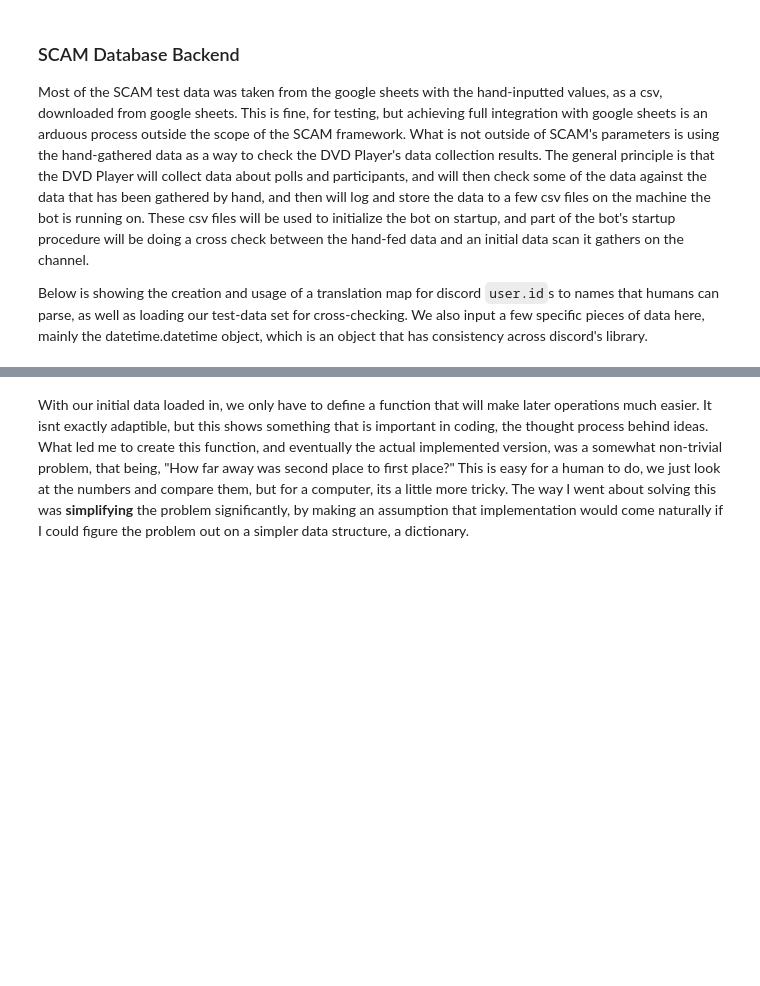
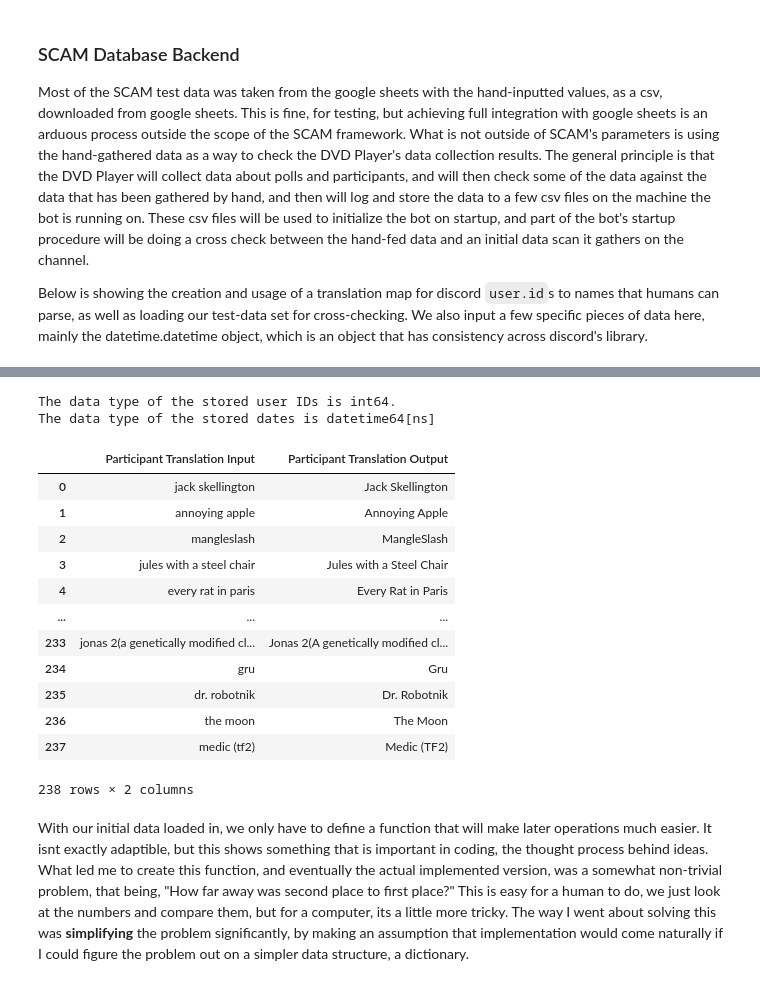
Before and after one commit to BruhtardTheThird/SCAM, a Jupyter notebook: Python Testing Environment.ipynb, the cells around one changed output, grey strips where cells are left out. Cells and saved outputs as stored; diff of their text form; code cells hidden in the pictures; blank space fills up the shorter version.

```diff
--- a/Python Testing Environment.ipynb
+++ b/Python Testing Environment.ipynb
@@ -140,3 +101,74 @@ The data type of the stored dates is datetime64[ns]
+# %%
+import pandas as pd
+import numpy as np
+import datetime as datetime
+
+#pd.set_option('display.max_colwidth', None)
+
+#Starting parameters for sanity checks.
+validationStartTime = datetime.datetime(2025,1,12,0,0,1)
+dtypeVerifyData = {"Participant":"str","Votes For":"int64","1st to 2nd":"int64","Total Votes":"int64"}
+dtypeIDMap = {"Translation User ID":'int64',"Voters":"string"}
+dtypeParticipantMap = {"Participant Translation Input":"string","Participant Translation Output":"string"}
+
+notLuigiChannelID = 1351349599645864071
+channelID = 1350511481850036345
+luigiChannelID = 1230971301989187626
+botChannelID = 1287896872878604350
+
+def Translate(transLiteratee,mapFrame):
+    for i,map in mapFrame.iterrows():
+        if transLiteratee == map.iloc[0]:
+            return map.iloc[1]
+
+#Data initialization
+initialIDMap = pd.read_csv("C:/Users/Matrim/Documents/VSCode Documents/Python/Tournament Codebase/VOID POLL TOURNAMENT DATA - Translation Tables.csv", usecols=[4,5],nrows=26,dtype=dtypeIDMap)
+    #reads the userID section of the translation tables file, and makes sure the datatypes are correct, specifically that the IDs are int64.
+idMap = initialIDMap.dropna(axis=0)
+    #This drops all rows with n/a values.
+print(f"The data type of the stored user IDs is {initialIDMap["Translation User ID"].dtype}.")
+    #should be int64, if its not, it will throw an error.
+assert Translate(331842608429006848,idMap) == 'ultra robin'
+    #Making sure the userID translation table gives at least one right value.
+
+initialParticipantMap = pd.read_csv("C:/Users/Matrim/Documents/VSCode Documents/Python/Tournament Codebase/VOID POLL TOURNAMENT DATA - Translation Tables.csv",usecols=[0,1],dtype=dtypeParticipantMap)
+    #Reading the participant input/output section of the translation tables and makes sure that the values are strings.
+initialParticipantMap.dropna(axis=0,inplace=True)
+    #Drops n/a valued rows. Not really needed, but there just in case.
+initialParticipantMap["Participant Translation Input"] = initialParticipantMap["Participant Translation Input"].apply(str.lower)
+    #now we make it non-case dependent, but we have to make sure the input message is handled in lowercase.
+lowCaseParticipantMap = initialParticipantMap
+assert Translate(str.lower("3,000,000 Twitch chatters in a Trench Coat"),lowCaseParticipantMap) == "Three Million Twitch Chatters in a Trench Coat"
+
+initialVerificationData = pd.read_csv("C:/Users/Matrim/Documents/VSCode Documents/Python/Tournament Codebase/VOIDPOLLDATA REGULAR DAILY POLLS (Tournament 2) - The Data Collected.csv",usecols=range(1,8),nrows=99,dtype=dtypeVerifyData)
+    #Reading regularpolls, its our verification state.
+initialVerificationData.drop("Rank",axis=1,inplace=True)
+    #This is dropping the Rank column.
+initialVerificationData.dropna(subset=["Total Votes"], inplace=True)
+    #This drops rows that have n/a values for total votes.
+initialVerificationData["Date of OG Poll"] = initialVerificationData["Date of OG Poll"].apply(datetime.datetime.fromisoformat)
+    #This turns the date column into discord-friendly time.
+print(f"The data type of the stored dates is {initialVerificationData["Date of OG Poll"].dtype}")
+dataLookupTable = initialVerificationData.set_index("Participant")
+dataLookupTable = dataLookupTable.T
+
+lowCaseParticipantMap
+# %% [output]
+The data type of the stored user IDs is int64.
+The data type of the stored dates is datetime64[ns]
+|  | Participant Translation Input | Participant Translation Output |
+| 0 | jack skellington | Jack Skellington |
+| 1 | annoying apple | Annoying Apple |
+| 2 | mangleslash | MangleSlash |
+| 3 | jules with a steel chair | Jules with a Steel Chair |
+| 4 | every rat in paris | Every Rat in Paris |
+| ... | ... | ... |
+| 233 | jonas 2(a genetically modified cl... | Jonas 2(A genetically modified cl... |
+| 234 | gru | Gru |
+| 235 | dr. robotnik | Dr. Robotnik |
+| 236 | the moon | The Moon |
+| 237 | medic (tf2) | Medic (TF2) |
+238 rows × 2 columns
 # %% [markdown]
 With our initial data loaded in, we only have to define a function that will make later operations much easier. It isnt exactly adaptible, but this shows something that is important in coding, the thought process behind ideas. What led me to create this function, and eventually the actual implemented version, was a somewhat non-trivial problem, that being, "How far away was second place to first place?" This is easy for a human to do, we just look at the numbers and compare them, but for a computer, its a little more tricky. The way I went about solving this was **simplifying** the problem significantly, by making an assumption that implementation would come naturally if I could figure the problem out on a simpler data structure, a dictionary.
 # %%
```
Also changed, not shown: parts of 6 cells of this notebook, 1 other file.
